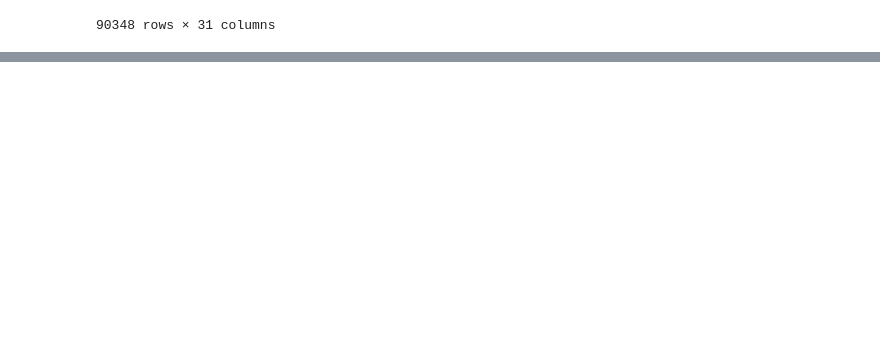
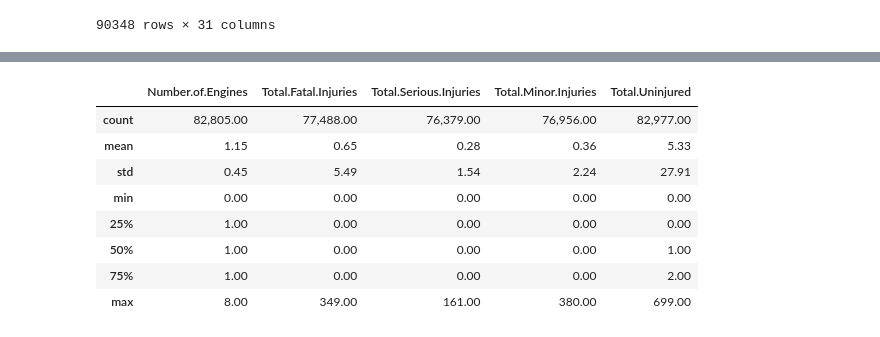
Before and after one commit to mrhussaink7/aviation-data, a Jupyter notebook: aviation_accident_analysis.ipynb, the cells around one changed output, grey strips where cells are left out. Saved outputs shown, nothing was run; the diff lists cells and outputs as text; code cells hidden in the pictures; blank space fills up the shorter version.

```diff
--- a/aviation_accident_analysis.ipynb
+++ b/aviation_accident_analysis.ipynb
@@ -113,0 +117,12 @@ sns.pairplot(data=df)
+# %%
+df.describe()
+# %% [output]
+|  | Number.of.Engines | Total.Fatal.Injuries | Total.Serious.Injuries | Total.Minor.Injuries | Total.Uninjured |
+| count | 82,805.00 | 77,488.00 | 76,379.00 | 76,956.00 | 82,977.00 |
+| mean | 1.15 | 0.65 | 0.28 | 0.36 | 5.33 |
+| std | 0.45 | 5.49 | 1.54 | 2.24 | 27.91 |
+| min | 0.00 | 0.00 | 0.00 | 0.00 | 0.00 |
+| 25% | 1.00 | 0.00 | 0.00 | 0.00 | 0.00 |
+| 50% | 1.00 | 0.00 | 0.00 | 0.00 | 1.00 |
+| 75% | 1.00 | 0.00 | 0.00 | 0.00 | 2.00 |
+| max | 8.00 | 349.00 | 161.00 | 380.00 | 699.00 |
```
Also changed, not shown: parts of 17 cells of this notebook.
